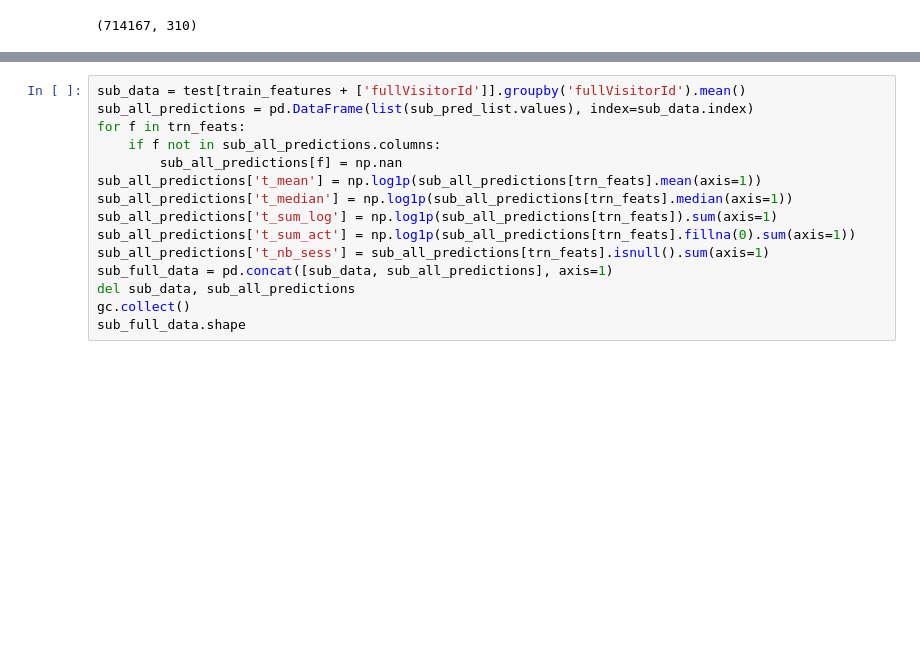
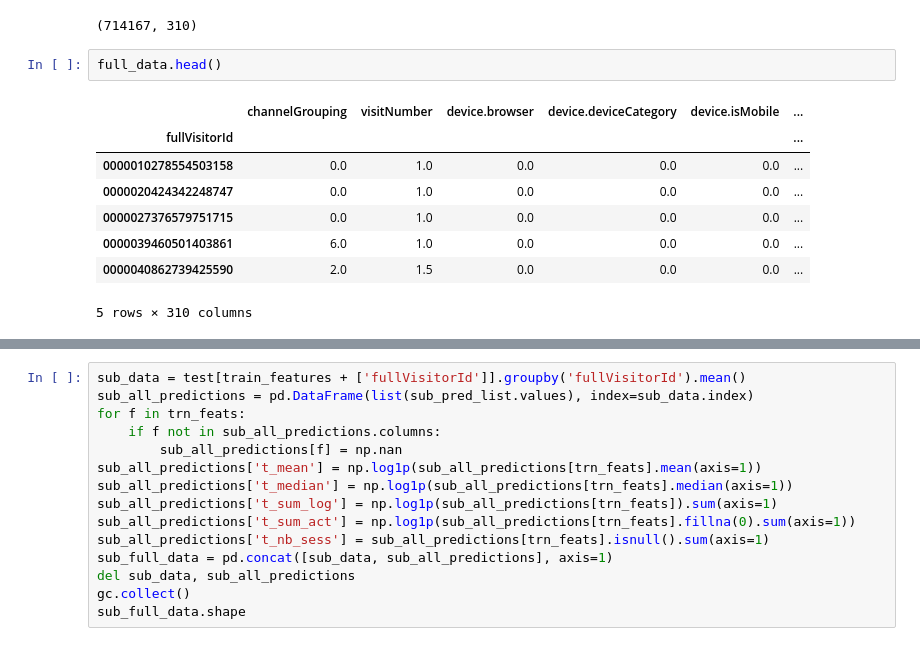
Before and after one commit to manyglaciers/notebooks, a Jupyter notebook: google-revenue/lightgbm/lightgbm_session_to_user.ipynb, the cells around one changed output, grey strips where cells are left out. Saved outputs shown, nothing was run; the diff lists cells and outputs as text; blank space fills up the shorter version.

```diff
--- a/google-revenue/lightgbm/lightgbm_session_to_user.ipynb
+++ b/google-revenue/lightgbm/lightgbm_session_to_user.ipynb
@@ -227,6 +258,17 @@ gc.collect()
 full_data.shape
 # %% [output]
 (714167, 310)
+# %%
+full_data.head()
+# %% [output]
+|  | channelGrouping | visitNumber | device.browser | device.deviceCategory | device.isMobile | ... |
+| fullVisitorId |  |  |  |  |  | ... |
+| 0000010278554503158 | 0.0 | 1.0 | 0.0 | 0.0 | 0.0 | ... |
+| 0000020424342248747 | 0.0 | 1.0 | 0.0 | 0.0 | 0.0 | ... |
+| 0000027376579751715 | 0.0 | 1.0 | 0.0 | 0.0 | 0.0 | ... |
+| 0000039460501403861 | 6.0 | 1.0 | 0.0 | 0.0 | 0.0 | ... |
+| 0000040862739425590 | 2.0 | 1.5 | 0.0 | 0.0 | 0.0 | ... |
+5 rows × 310 columns
 # %%
 %%time
 sub_pred_list = test[['fullVisitorId', 'predictions']].groupby('fullVisitorId')\
```
Also changed, not shown: parts of 11 cells of this notebook, 1 other file.
